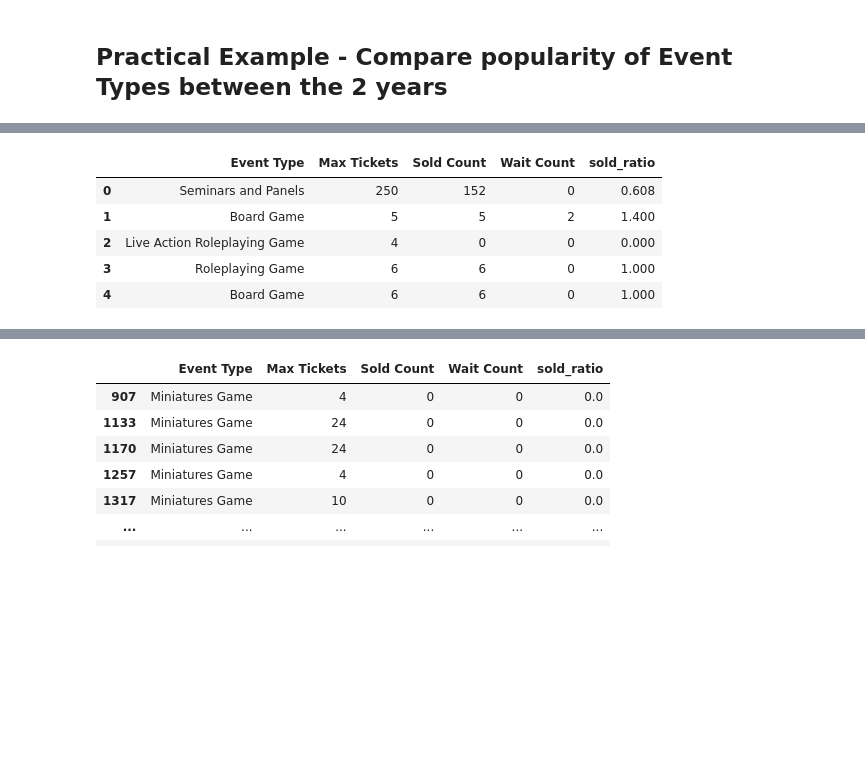
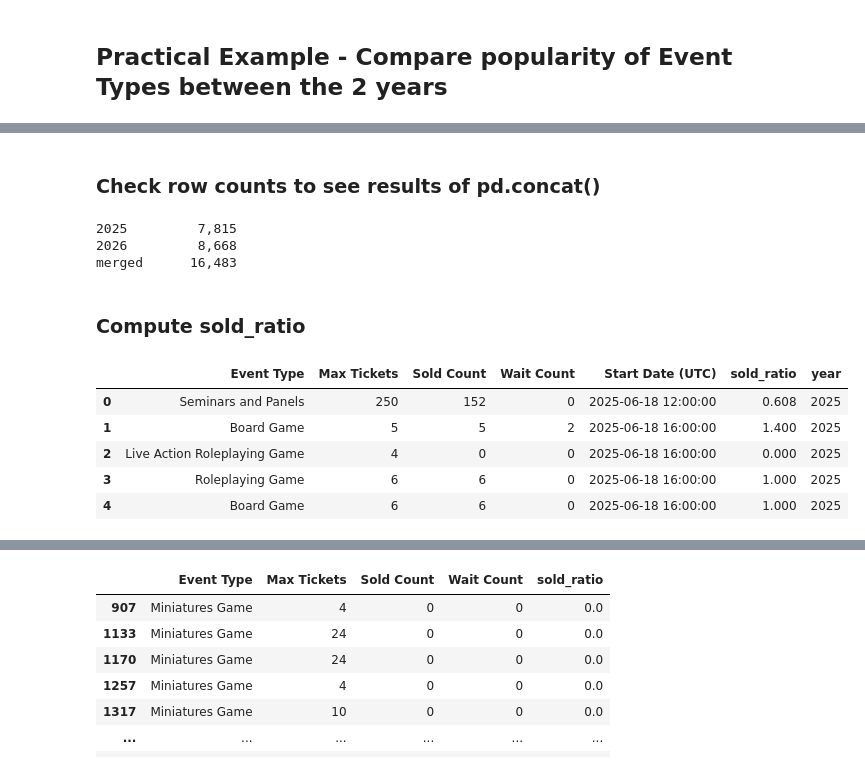
Before and after one commit to jocassid/Talk-PandasBasics, a Jupyter notebook: origins_schedule.ipynb, the cells around one changed output, grey strips where cells are left out. Cells and saved outputs as stored; diff of their text form; code cells hidden in the pictures; blank space fills up the shorter version.

```diff
--- a/origins_schedule.ipynb
+++ b/origins_schedule.ipynb
@@ -359,5 +361,7 @@ filtered_df[['Event Name', 'Event Type', 'Game System']].sample(5)
 def load_csv(filename: str) -> pd.DataFrame:
     return pd.read_csv(
         filename,
-        usecols=['Event Type', 'Max Tickets', 'Sold Count', 'Wait Count'],
+        usecols=['Event Type', 'Max Tickets', 'Sold Count', 'Wait Count', START_DATE_UTC_FIELD],
+        parse_dates=[START_DATE_UTC_FIELD],
+        date_format='%Y-%m-%dT%H:%M:%S',
     )
@@ -366,0 +380,3 @@ origins2025_df = load_csv('origins-game-fair-2025-schedule.csv')
+# %%
+origins2026_df = load_csv('origins-game-fair-2026-schedule.csv')
+origins2026_df.head(3)
@@ -366,0 +390,3 @@ origins2025_df = load_csv('origins-game-fair-2025-schedule.csv')
+# %%
+merged_df = pd.concat([origins2025_df, origins2026_df])
+merged_df.sample(5)
@@ -367,11 +415,24 @@ origins2025_df = load_csv('origins-game-fair-2025-schedule.csv')
+# %% [markdown]
+### Check row counts to see results of pd.concat()
+# %%
+labels_and_dfs = [('2025', origins2025_df), ('2026', origins2026_df), ('merged', merged_df)]
+for label, df in labels_and_dfs:
+    print(f"{label:<8}  {len(df):8,}")
+# %% [output]
+2025         7,815
+2026         8,668
+merged      16,483
+# %% [markdown]
+### Compute sold_ratio
 # %%
-origins2025_df = origins2025_df[origins2025_df['Max Tickets'] > 0]
-origins2025_df['sold_ratio'] = (origins2025_df['Sold Count'] + origins2025_df['Wait Count']) / origins2025_df['Max Tickets']
-origins2025_df.head(5)
+merged_df = merged_df[merged_df['Max Tickets'] > 0]
+merged_df['sold_ratio'] = (merged_df['Sold Count'] + merged_df['Wait Count']) / merged_df['Max Tickets']
+merged_df['year'] = merged_df[START_DATE_UTC_FIELD].dt.year
+merged_df.head(5)
 # %% [output]
-|  | Event Type | Max Tickets | Sold Count | Wait Count | sold_ratio |
-| 0 | Seminars and Panels | 250 | 152 | 0 | 0.608 |
-| 1 | Board Game | 5 | 5 | 2 | 1.400 |
-| 2 | Live Action Roleplaying Game | 4 | 0 | 0 | 0.000 |
-| 3 | Roleplaying Game | 6 | 6 | 0 | 1.000 |
-| 4 | Board Game | 6 | 6 | 0 | 1.000 |
+|  | Event Type | Max Tickets | Sold Count | Wait Count | Start Date (UTC) | sold_ratio | year |
+| 0 | Seminars and Panels | 250 | 152 | 0 | 2025-06-18 12:00:00 | 0.608 | 2025 |
+| 1 | Board Game | 5 | 5 | 2 | 2025-06-18 16:00:00 | 1.400 | 2025 |
+| 2 | Live Action Roleplaying Game | 4 | 0 | 0 | 2025-06-18 16:00:00 | 0.000 | 2025 |
+| 3 | Roleplaying Game | 6 | 6 | 0 | 2025-06-18 16:00:00 | 1.000 | 2025 |
+| 4 | Board Game | 6 | 6 | 0 | 2025-06-18 16:00:00 | 1.000 | 2025 |
```
Also changed, not shown: parts of 17 cells of this notebook.
